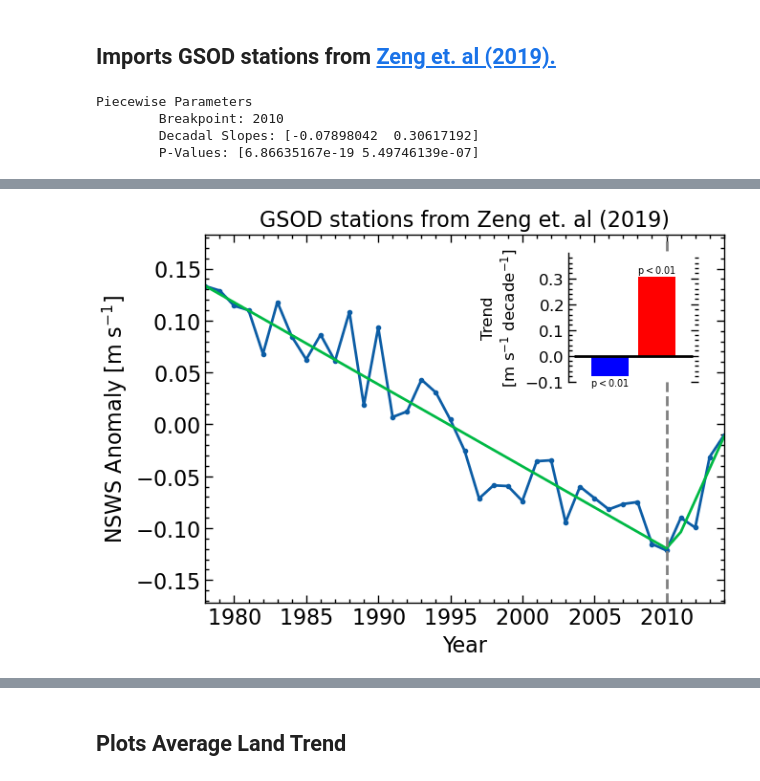
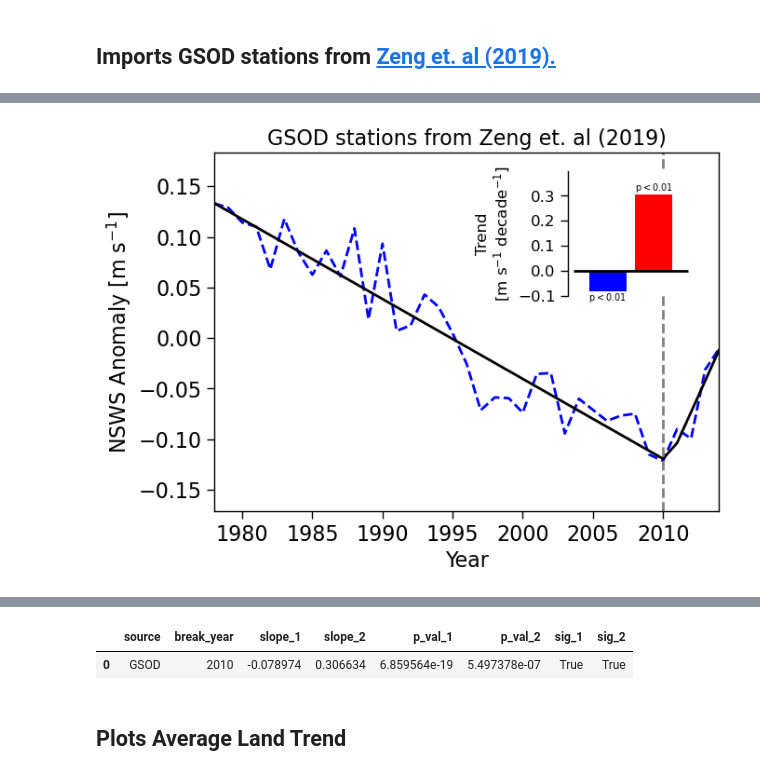
Before and after one commit to ivalencius/winds-of-change, a Jupyter notebook: amip_validation.ipynb, the cells around one changed output, grey strips where cells are left out. Saved outputs shown, nothing was run; the diff lists cells and outputs as text; code cells hidden in the pictures.

```diff
--- a/amip_validation.ipynb
+++ b/amip_validation.ipynb
@@ -237,20 +236,20 @@ obs_anom = anom.groupby('year').mean('station') # means
 years = np.arange(1978, 2015)
 
 # Compute gsod piecewise linear fit
-my_pwlf = pwlf.PiecewiseLinFit(years, obs_anom)
-breaks = my_pwlf.fit(2)
+gsod_pwlf = pwlf.PiecewiseLinFit(years, obs_anom)
+breaks = gsod_pwlf.fit(2)
 break_year = int(breaks[1])
-slopes = my_pwlf.calc_slopes()*10
-p_vals = my_pwlf.p_values()[1:]  # betas are [intercept, slope1, slope2, ...]
-print(f'Piecewise Parameters\n\tBreakpoint: {break_year}\n\tDecadal Slopes: {slopes}\n\tP-Values: {p_vals}')
-y_hat = my_pwlf.predict(years)
+slopes = gsod_pwlf.calc_slopes()*10
+p_vals = gsod_pwlf.p_values()[1:]  # betas are [intercept, slope1, slope2, ...]
+# print(f'Piecewise Parameters\n\tBreakpoint: {break_year}\n\tDecadal Slopes: {slopes}\n\tP-Values: {p_vals}')
+y_hat = gsod_pwlf.predict(years)
 
 # Make plot
 fig, ax = plt.subplots(figsize=(7, 5), nrows=1, ncols=1)
 ax_min = min(obs_anom) - 0.05
 ax_max = max(obs_anom) + 0.05
-ax.plot(years, obs_anom, linestyle='-', marker='o')
-ax.plot(years, y_hat, '-')
+ax.plot(years, obs_anom, linestyle='--', color='blue')
+ax.plot(years, y_hat, '-', color='k')
 ax.vlines(break_year, ax_min, ax_max, color='gray', linestyle='--')
 ax.set_ylim(ax_min, ax_max)
 ax.set_xlim(1978, 2014)
@@ -271,35 +270,46 @@ for i, (m, p) in enumerate(zip(slopes, p_vals)):
 # Partition the percentile values to be able to draw large numbers in
 # white within the bar, and small numbers in black outside the bar.
 ins.hlines(0, 0.25, 2.75, color='k')
 # Remove spines
 ins.spines['top'].set_visible(False)
 ins.spines['right'].set_visible(False)
 ins.spines['bottom'].set_visible(False)
 # Remove ticks
 ins.tick_params(
     axis='x',          # changes apply to the x-axis
     which='both',      # both major and minor ticks are affected
     bottom=False,      # ticks along the bottom edge are off
     top=False,         # ticks along the top edge are off
     labelbottom=False,
 )
 # Set ticks
 ymin = int(min(slopes)/0.1)*0.1-0.1
 ymax = int(max(slopes)/0.1)*0.1+0.1
 ins.set_yticks(np.arange(ymin, ymax, 0.1))
 ins.tick_params(axis='y', labelsize=12)
 ins.set_ylim(ymin, ymax)
 ins.set_ylabel('Trend\n[m s$^{-1}$ decade$^{-1}$]', fontsize=12)
 
 # Labels
 ax.set_xlabel('Year')
 ax.set_ylabel('NSWS Anomaly [m s$^{-1}$]')
 ax.set_title('GSOD stations from Zeng et. al (2019)')
 plt.show()
+
+# Save data to dataframe
+piecewise_params = pd.DataFrame(
+    dict(
+        source='GSOD',
+        break_year=break_year,
+        slope_1=slopes[0],
+        slope_2=slopes[1],
+        p_val_1=p_vals[0],
+        p_val_2=p_vals[1],
+        sig_1=p_vals[0] < 0.01,
+        sig_2=p_vals[1] < 0.01,
+    ), index=[0]
+)
+piecewise_params
 # %% [output]
-Piecewise Parameters
-        Breakpoint: 2010
-        Decadal Slopes: [-0.07898042  0.30617192]
-        P-Values: [6.86635167e-19 5.49746139e-07]
 [interactive output not drawn]
-[figure, old version]
+[figure, new version]
@@ -306,3 +317,5 @@ Piecewise Parameters
+|  | source | break_year | slope_1 | slope_2 | p_val_1 | p_val_2 | sig_1 | sig_2 |
+| 0 | GSOD | 2010 | -0.078974 | 0.306634 | 6.859564e-19 | 5.497378e-07 | True | True |
 # %% [markdown]
 ## Plots Average Land Trend
 # %%
```
Also changed, not shown: parts of 7 cells of this notebook, 1 other file.
